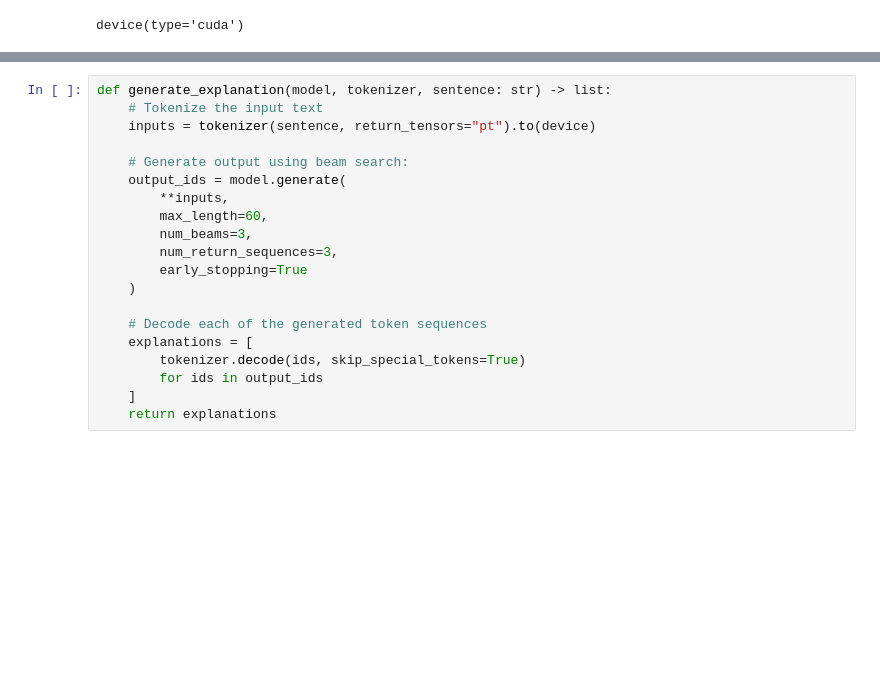
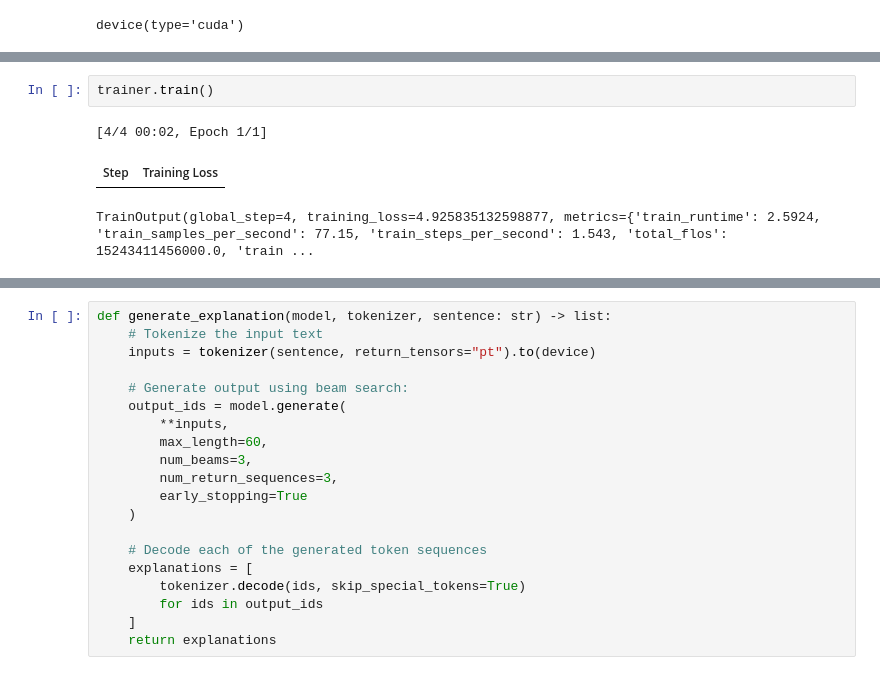
Before and after one commit to PenelopeKing/Efficient-Common-Sense-in-LLMs-via-Knowledge-Graph-Compression, a Jupyter notebook: testing_notebook_kg_uncompressed.ipynb, the cells around one changed output, grey strips where cells are left out. Cells and saved outputs as stored; diff of their text form; blank space fills up the shorter version.

```diff
--- a/testing_notebook_kg_uncompressed.ipynb
+++ b/testing_notebook_kg_uncompressed.ipynb
@@ -37,0 +96,6 @@ You should probably TRAIN this model on a down-stream task to be able to use it
+# %%
+trainer.train()
+# %% [output]
+[4/4 00:02, Epoch 1/1]
+| Step | Training Loss |
+TrainOutput(global_step=4, training_loss=4.925835132598877, metrics={'train_runtime': 2.5924, 'train_samples_per_second': 77.15, 'train_steps_per_second': 1.543, 'total_flos': 15243411456000.0, 'train ...
```
Also changed, not shown: parts of 10 cells of this notebook, 16 other files.
